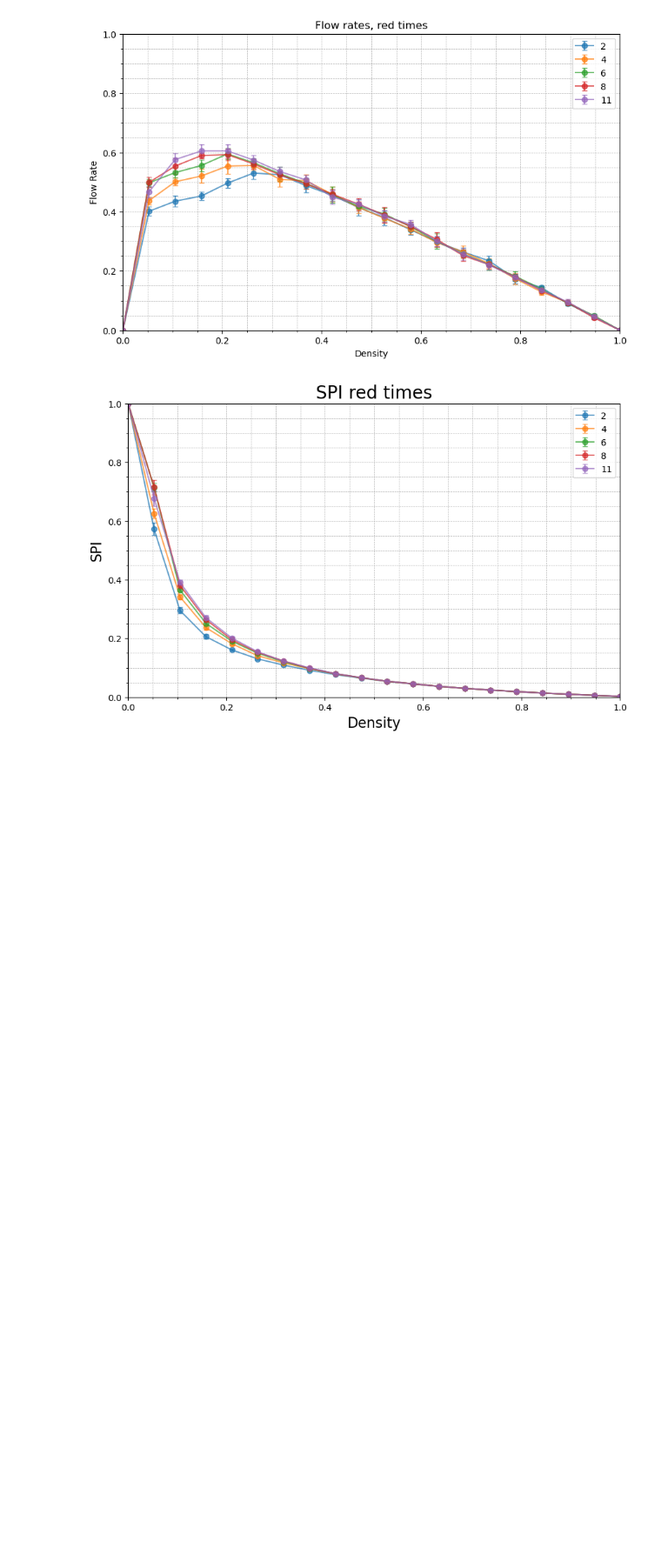
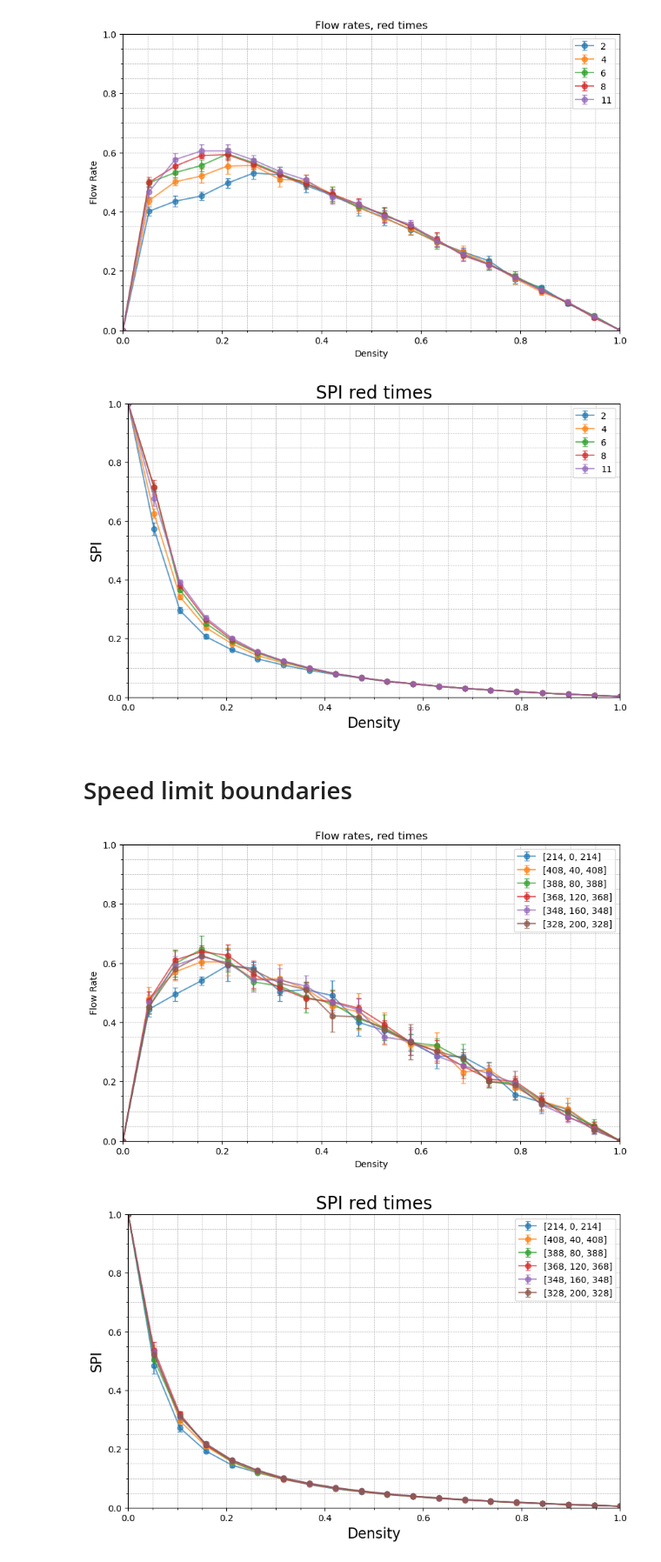
Before and after one commit to turtlesoul25/Traffic_SpeedControls_IM_Project2, a Jupyter notebook: generate_sim_data.ipynb, the cells around one changed output. Shown at 87% size. Saved outputs shown, nothing was run; the diff lists cells and outputs as text; code cells hidden in the pictures; blank space fills up the shorter version.

Commit message:
var road data

```diff
--- a/generate_sim_data.ipynb
+++ b/generate_sim_data.ipynb
@@ -576,6 +576,8 @@ plt.show()
 ## save road lenght data
 file = 'green_time/'
 # Saving each array to disk
-for i, n in enumerate(iter_var):
+for i, n in enumerate(green_time_diff):
     np.save(f'{dic}{file}fr_{n}.npy', FR_green[i])
     np.save(f'{dic}{file}spi_{n}.npy', SPI_green[i])
+# %% [markdown]
+# Speed limit boundaries
@@ -581,0 +654,37 @@ for i, n in enumerate(iter_var):
+# %%
+## test print time step
+means_fr,vars_fr = calculate_mean_var(FR_var_speed)
+means_spi,vars_spi = calculate_mean_var(SPI_var_speed)
+title = 'red times'
+# Plot line plot with error bars representing variance
+plt.figure(figsize=(10, 6))
+plt.minorticks_on()
+plt.grid(which='both', linestyle='--', linewidth=0.5)
+for i, mean in enumerate(means_fr):
+    offset = 1 #+ (i) # so the graph does not look overcrowed, [::offset] at the end of array
+    plt.errorbar( np.linspace(0, 1, 20)[::offset], mean[::offset], yerr=np.sqrt( vars_fr[i] )[::offset] , alpha=0.7, fmt='-o', label=f'{iter_var[i]}',capsize=3)
+plt.title(f"Flow rates, {title}")
+plt.xlabel("Density")
+plt.ylabel("Flow Rate")
+plt.legend(fontsize='medium',loc='upper right')
+plt.xlim([0,1])
+plt.ylim([0,1])
+plt.show()
+
+# Plot line plot with error bars representing variance
+plt.figure(figsize=(10, 6))
+plt.minorticks_on()
+plt.grid(which='both', linestyle='--', linewidth=0.5)
+for i, mean in enumerate(means_spi):
+    offset = 1 #+ (i) # so the graph does not look overcrowed, [::offset] at the end of array
+    plt.errorbar( np.linspace(0, 1, data_points)[::offset], mean[::offset], yerr=np.sqrt( vars_spi[i] )[::offset] , alpha=0.7, fmt='-o', label=f'{iter_var[i]}',capsize=3)
+plt.xlabel(f'Density', size=16)
+plt.ylabel('SPI', size=16)
+plt.title(f'SPI {title}',size=20)
+plt.legend(fontsize='medium',loc='upper right')
+plt.xlim([0,1])
+plt.ylim([0,1])
+plt.show()
+# %% [output]
+[figure, added]
+[figure, added]
```
Also changed, not shown: parts of 4 cells of this notebook, 12 other files.
